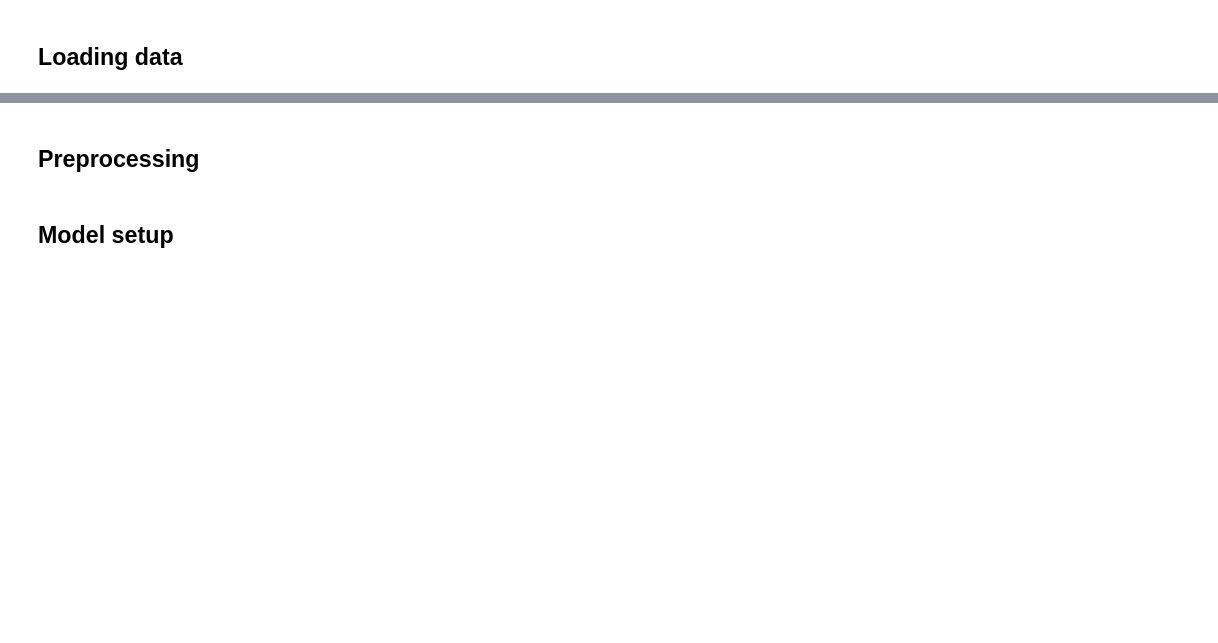
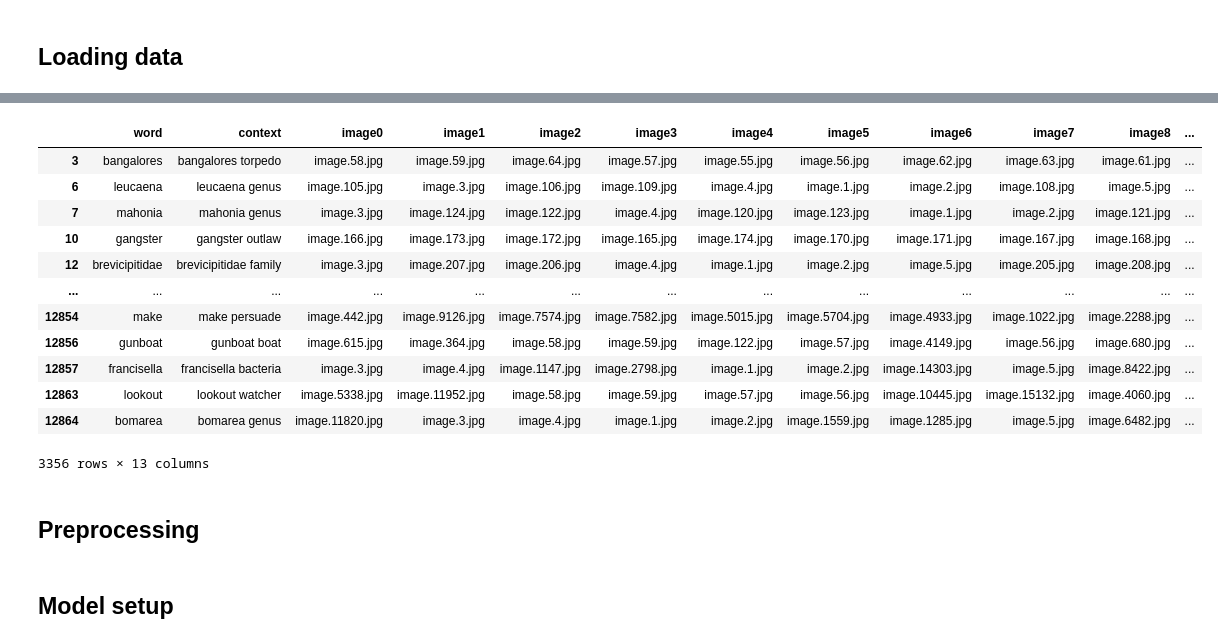
Before and after one commit to deniskokosss/VWSD, a Jupyter notebook: notebooks/template.ipynb, the cells around one changed output, grey strips where cells are left out. Saved outputs shown, nothing was run; the diff lists cells and outputs as text; code cells hidden in the pictures; blank space fills up the shorter version.

```diff
--- a/notebooks/template.ipynb
+++ b/notebooks/template.ipynb
@@ -104,3 +113,19 @@ splits["test"]
+# %%
+test_df
+# %% [output]
+|  | word | context | image0 | image1 | image2 | image3 | image4 | image5 | image6 | image7 | image8 | ... |
+| 3 | bangalores | bangalores torpedo | image.58.jpg | image.59.jpg | image.64.jpg | image.57.jpg | image.55.jpg | image.56.jpg | image.62.jpg | image.63.jpg | image.61.jpg | ... |
+| 6 | leucaena | leucaena genus | image.105.jpg | image.3.jpg | image.106.jpg | image.109.jpg | image.4.jpg | image.1.jpg | image.2.jpg | image.108.jpg | image.5.jpg | ... |
+| 7 | mahonia | mahonia genus | image.3.jpg | image.124.jpg | image.122.jpg | image.4.jpg | image.120.jpg | image.123.jpg | image.1.jpg | image.2.jpg | image.121.jpg | ... |
+| 10 | gangster | gangster outlaw | image.166.jpg | image.173.jpg | image.172.jpg | image.165.jpg | image.174.jpg | image.170.jpg | image.171.jpg | image.167.jpg | image.168.jpg | ... |
+| 12 | brevicipitidae | brevicipitidae family | image.3.jpg | image.207.jpg | image.206.jpg | image.4.jpg | image.1.jpg | image.2.jpg | image.5.jpg | image.205.jpg | image.208.jpg | ... |
+| ... | ... | ... | ... | ... | ... | ... | ... | ... | ... | ... | ... | ... |
+| 12854 | make | make persuade | image.442.jpg | image.9126.jpg | image.7574.jpg | image.7582.jpg | image.5015.jpg | image.5704.jpg | image.4933.jpg | image.1022.jpg | image.2288.jpg | ... |
+| 12856 | gunboat | gunboat boat | image.615.jpg | image.364.jpg | image.58.jpg | image.59.jpg | image.122.jpg | image.57.jpg | image.4149.jpg | image.56.jpg | image.680.jpg | ... |
+| 12857 | francisella | francisella bacteria | image.3.jpg | image.4.jpg | image.1147.jpg | image.2798.jpg | image.1.jpg | image.2.jpg | image.14303.jpg | image.5.jpg | image.8422.jpg | ... |
+| 12863 | lookout | lookout watcher | image.5338.jpg | image.11952.jpg | image.58.jpg | image.59.jpg | image.57.jpg | image.56.jpg | image.10445.jpg | image.15132.jpg | image.4060.jpg | ... |
+| 12864 | bomarea | bomarea genus | image.11820.jpg | image.3.jpg | image.4.jpg | image.1.jpg | image.2.jpg | image.1559.jpg | image.1285.jpg | image.5.jpg | image.6482.jpg | ... |
+3356 rows × 13 columns
 # %% [markdown]
 ## Preprocessing
 # %%
```
Also changed, not shown: parts of 23 cells of this notebook, 3 other files.
